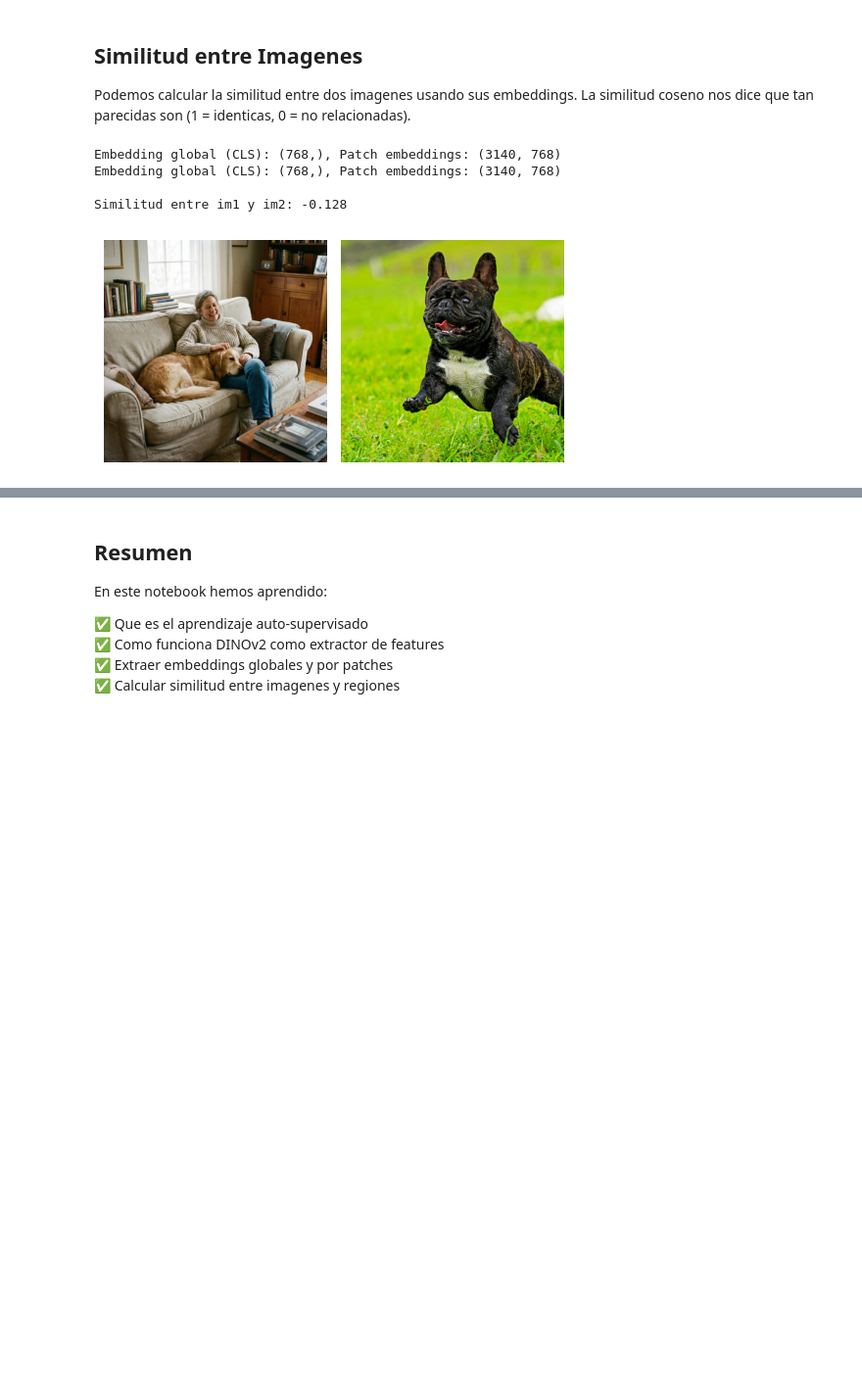
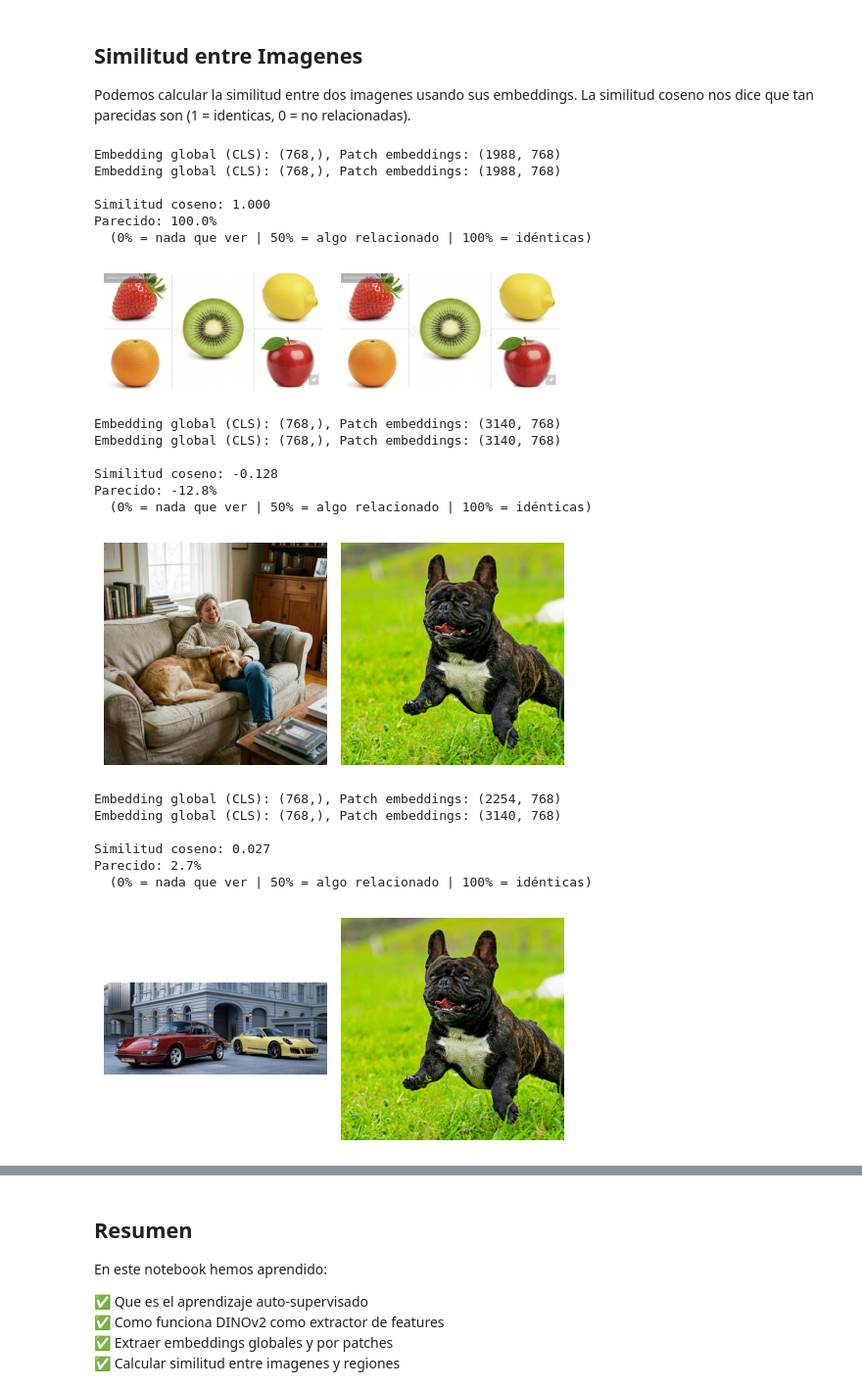
Before and after one commit to sergiovillanueva/Modelos_Fundacionales, a Jupyter notebook: 4_DINO.ipynb, the cells around one changed output, grey strips where cells are left out. Shown at 98% size. Saved outputs shown, nothing was run; the diff lists cells and outputs as text; code cells hidden in the pictures; blank space fills up the shorter version.

```diff
--- a/4_DINO.ipynb
+++ b/4_DINO.ipynb
@@ -61,7 +61,7 @@ image_cars = Image.open(BytesIO(requests.get(url_cars).content)).convert("RGB")
 url_person_cars = "https://github.com/sergiovillanueva/modelos_fundacionales/raw/main/assets/person_cars.jpg"
 image_person_cars = Image.open(BytesIO(requests.get(url_person_cars).content)).convert("RGB")
 
-url_person_dog = "https://github.com/sergiovillanueva/modelos_fundacionales/raw/main/assets/person_dog2.jpg"
+url_person_dog = "https://github.com/sergiovillanueva/modelos_fundacionales/raw/main/assets/person_dog.jpg"
 image_person_dog = Image.open(BytesIO(requests.get(url_person_dog).content)).convert("RGB")
 
 url_dog = "https://github.com/sergiovillanueva/modelos_fundacionales/raw/main/assets/dog.jpg"
@@ -72,6 +72,9 @@ image_fruits = Image.open(BytesIO(requests.get(url_fruits).content)).convert("RG
 
 url_bananas = "https://github.com/sergiovillanueva/modelos_fundacionales/raw/main/assets/bananas.jpg"
 image_bananas = Image.open(BytesIO(requests.get(url_bananas).content)).convert("RGB")
+
+url_person_banana = "https://github.com/sergiovillanueva/modelos_fundacionales/raw/main/assets/person_banana.jpg"
+image_person_banana = Image.open(BytesIO(requests.get(url_person_banana).content)).convert("RGB")
 print("Imagenes cargadas")
 # %% [output]
 Imagenes cargadas
@@ -82,9 +85,9 @@ DINOv2 genera un embedding (vector numerico) que representa el contenido de la i
 
 El modelo divide la imagen en patches (trozos) y genera un embedding para cada uno, mas un token especial `[CLS]` que representa la imagen completa.
 # %%
-def extract_embeddings(image, resize=False):
+def extract_embeddings(image):
     """Extrae embeddings de imagen usando DINOv2/v3"""
-    inputs = processor(images=image, return_tensors="pt", do_resize=resize).to(device)
+    inputs = processor(images=image, return_tensors="pt", do_resize=False, do_center_crop=False).to(device)
 
     with torch.no_grad():
         outputs = model(**inputs)
@@ -109,36 +112,55 @@ Podemos calcular la similitud entre dos imagenes usando sus embeddings. La simil
 # %%
 def compare_images(img1, img2):
     """Calcula similitud coseno entre los embeddings de las imagenes"""
-    # Extraemos los embeddings con la función de antes
     cls_1, _ = extract_embeddings(img1)
     cls_2, _ = extract_embeddings(img2)
 
-    # Aplanamos los embeddings y calculamos la similitud coseno
     emb1 = cls_1.flatten()
     emb2 = cls_2.flatten()
     similarity = np.dot(emb1, emb2) / (np.linalg.norm(emb1) * np.linalg.norm(emb2))
 
-    print(f"\nSimilitud entre im1 y im2: {similarity:.3f}")
+    similarity_percent = similarity * 100
 
-    # Visualizar
+    print(f"\nSimilitud coseno: {similarity:.3f}")
+    print(f"Parecido: {similarity_percent:.1f}%")
+    print(f"  (0% = nada que ver | 50% = algo relacionado | 100% = idénticas)")
+
     fig, axes = plt.subplots(1, 2, figsize=(5, 5))
     axes[0].imshow(img1)
     axes[0].axis("off")
     axes[1].imshow(img2)
     axes[1].axis("off")
     plt.tight_layout()
     plt.show()
     return similarity
 
 
-# compare_images(image_cars, image_dog)
+compare_images(image_fruits, image_bananas)
 compare_images(image_person_dog, image_dog);
+
+compare_images(image_cars, image_dog);
 # %% [output]
-Embedding global (CLS): (768,), Patch embeddings: (3140, 768)
-Embedding global (CLS): (768,), Patch embeddings: (3140, 768)
+Embedding global (CLS): (768,), Patch embeddings: (1988, 768)
+Embedding global (CLS): (768,), Patch embeddings: (1988, 768)
 
-Similitud entre im1 y im2: -0.128
+Similitud coseno: 1.000
+Parecido: 100.0%
+  (0% = nada que ver | 50% = algo relacionado | 100% = idénticas)
-[figure, old version]
+[figure, new version]
+Embedding global (CLS): (768,), Patch embeddings: (3140, 768)
+Embedding global (CLS): (768,), Patch embeddings: (3140, 768)
+
+Similitud coseno: -0.128
+Parecido: -12.8%
+  (0% = nada que ver | 50% = algo relacionado | 100% = idénticas)
+[figure, added]
+Embedding global (CLS): (768,), Patch embeddings: (2254, 768)
+Embedding global (CLS): (768,), Patch embeddings: (3140, 768)
+
+Similitud coseno: 0.027
+Parecido: 2.7%
+  (0% = nada que ver | 50% = algo relacionado | 100% = idénticas)
+[figure, added]
 # %%
 def visualize_embeddings(img):
     """Visualiza los embeddings de parches con colores vibrantes usando PCA + sigmoid"""
```
Also changed, not shown: parts of 14 cells of this notebook, 1 other file.
